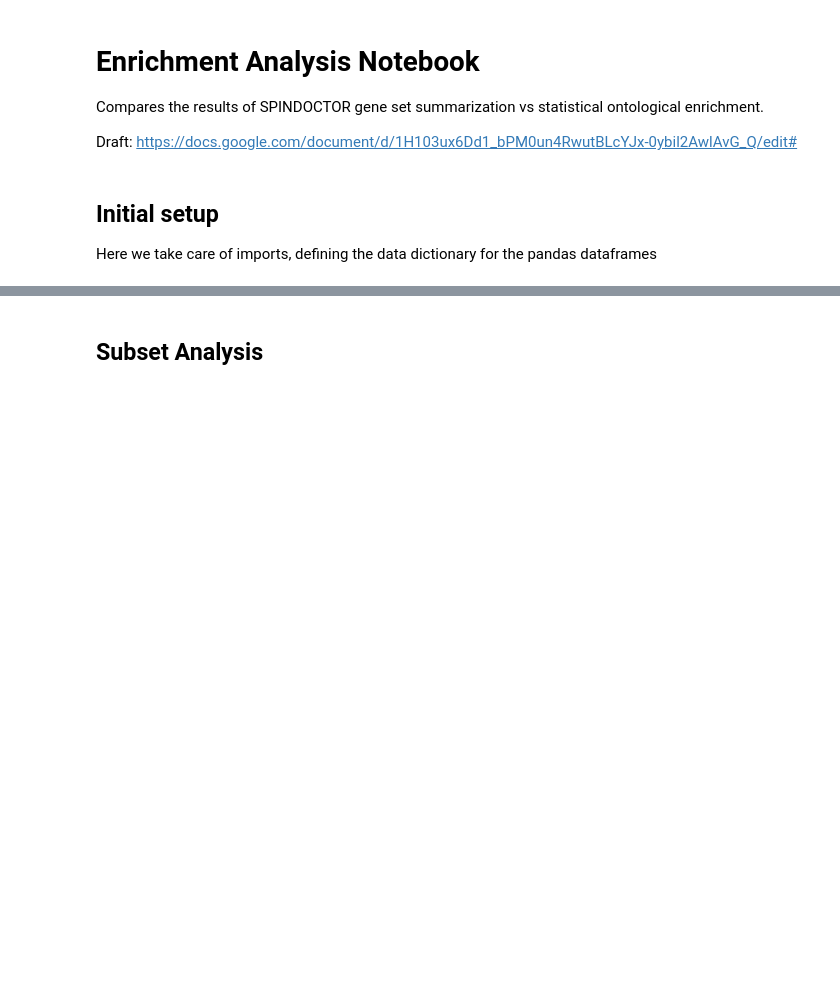
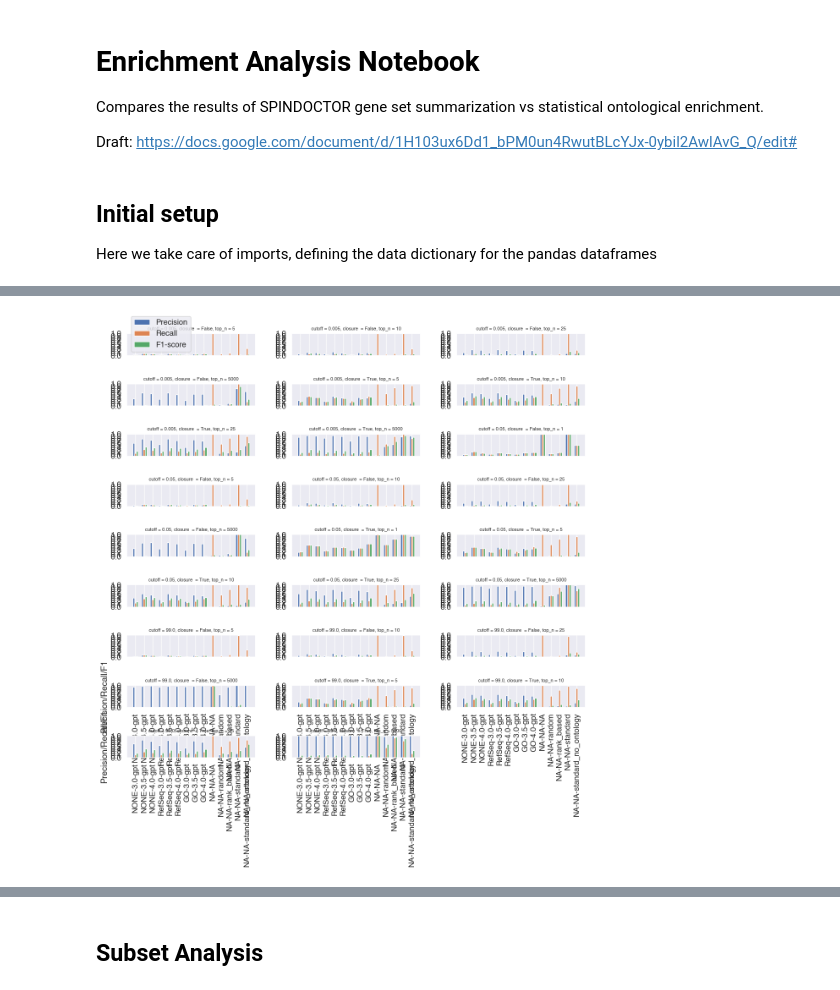
Before and after one commit to monarch-initiative/talisman-paper, a Jupyter notebook: Enrichment-Results-Analysis__from_processed.ipynb, the cells around one changed output, grey strips where cells are left out. Saved outputs shown, nothing was run; the diff lists cells and outputs as text; code cells hidden in the pictures; blank space fills up the shorter version.

```diff
--- a/Enrichment-Results-Analysis__from_processed.ipynb
+++ b/Enrichment-Results-Analysis__from_processed.ipynb
@@ -211,0 +191,66 @@ df[[MODEL, METHOD, PROMPT_VARIANT]].drop_duplicates().style.hide()
+# %%
+cutoff_values = [0, 0.05, 0.005, 99]
+data_filled = df.fillna("NA")
+
+grouped_data_filled = data_filled.groupby(['cutoff', 'closure', 'top_n', 'source', 'model', 'method'])[['true_positives', 'false_positives', 'false_negatives']].sum().reset_index()
+grouped_data_filled['precision'] = grouped_data_filled['true_positives'] / (grouped_data_filled['true_positives'] + grouped_data_filled['false_positives'])
+grouped_data_filled['recall'] = grouped_data_filled['true_positives'] / (grouped_data_filled['true_positives'] + grouped_data_filled['false_negatives'])
+grouped_data_filled['f1_score'] = 2 * ((grouped_data_filled['precision'] * grouped_data_filled['recall']) / (grouped_data_filled['precision'] + grouped_data_filled['recall']))
+
+order_prefix = ["NONE", "RefSeq", "GO", "NA"]
+
+unique_combinations = grouped_data_filled[['cutoff', 'closure', 'top_n']].drop_duplicates().values
+
+fig, ax = plt.subplots(9, 3, figsize=(12, 11))
+plt.tight_layout(pad=1.5)
+
+for idx, (cutoff, closure, top_n) in enumerate(unique_combinations):
+    row = idx // 3
+    column = idx % 3
+
+    data_combination = grouped_data_filled[(grouped_data_filled['cutoff'] == cutoff) & (grouped_data_filled['closure'] == closure) & (grouped_data_filled['top_n'] == top_n)]
+    data_combination['label'] = data_combination['source'] + '-' + data_combination['model'].astype(str) + '-' + data_combination['method']
+
+    # Reordering based on the specified order
+    data_combination = data_combination.sort_values(by='label', key=lambda x: [order_prefix.index(i.split('-')[0]) for i in x])
+
+    x_newest = np.arange(len(data_combination['label']))
+    width_newest = 0.2
+
+    ax[row, column].bar(x_newest - width_newest, data_combination['precision'], width_newest, label='Precision')
+    ax[row, column].bar(x_newest, data_combination['recall'], width_newest, label='Recall')
+    ax[row, column].bar(x_newest + width_newest, data_combination['f1_score'], width_newest, label='F1-score')
+
+    ax[row, column].set_title(f'cutoff = {cutoff}, closure  = {closure}, top_n = {top_n}', fontsize=8)
+    ax[row, column].set_ylim(0, 1)
+    ax[row, column].set_yticks(np.arange(0, 1.1, 0.1))
+    ax[row, column].grid(axis='y', which='major', linestyle='--', linewidth=0.5, alpha=0.2)
+
+    if column == 0 and (row == 7 or row == 8):
+        ax[row, column].set_ylabel('Precision/Recall/F1')
+    if row == 7 or row == 8:
+        ax[row, column].set_xticks(x_newest)
+        ax[row, column].set_xticklabels(data_combination['label'], rotation=90)
+    else:
+        ax[row, column].set_xticks(x_newest)
+        ax[row, column].set_xticklabels([])
+
+    if idx == 0:
+        ax[row, column].legend()
+
+# Hide the bottom right plot
+ax[8, 2].axis('off')
+
+plt.savefig("process_precision_recall_allGPT.pdf", format="pdf", bbox_inches="tight")
+plt.show()
+
+
+def custom_order(label):
+    prefix_order = ["NONE", "RefSeq", "GO", "NA"]
+    model_order = ["3.0-GPT", "3.5-GPT", "4.0-GPT"]
+
+    for p in prefix_order:
+        if label.startswith(p):
+            return prefix_order.index(p), model_order.index(label.split('-')[1])
+    return len(prefix_order)
+# %% [output]
@@ -211,0 +274 @@ df[[MODEL, METHOD, PROMPT_VARIANT]].drop_duplicates().style.hide()
+[figure, added]
```
Also changed, not shown: parts of 29 cells of this notebook.
